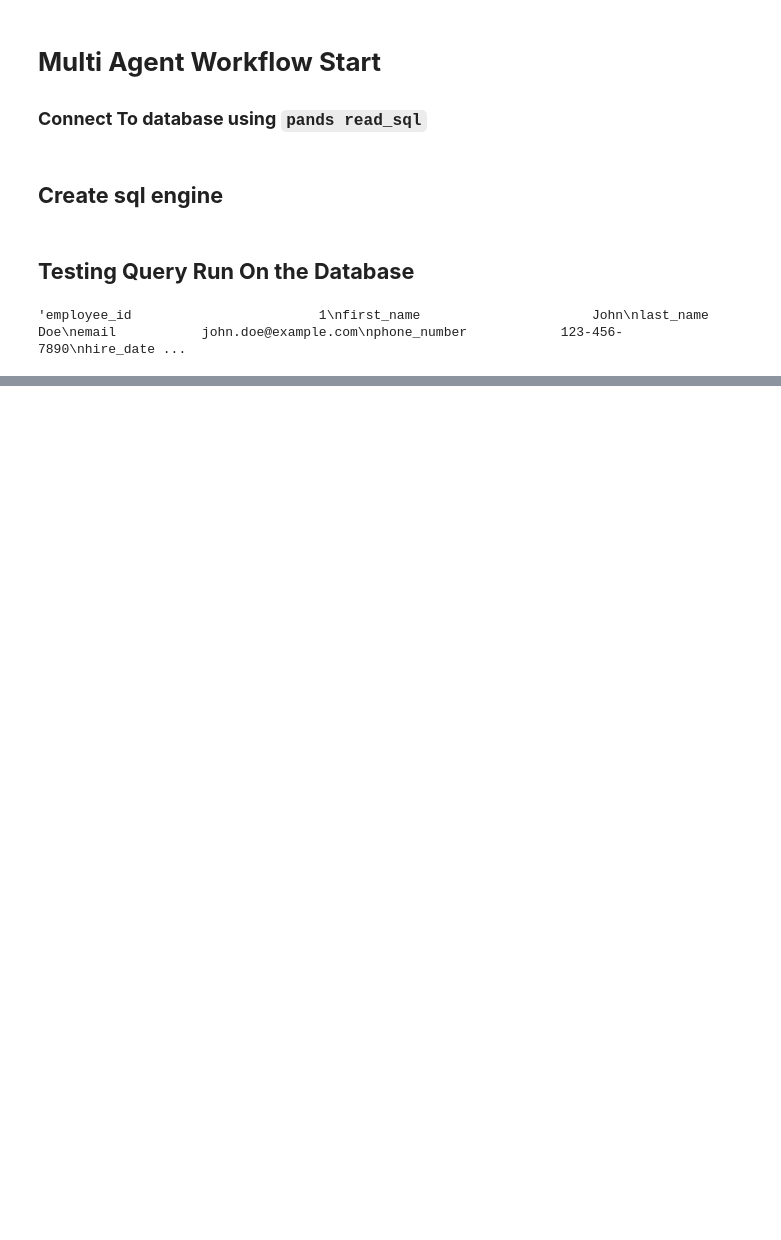
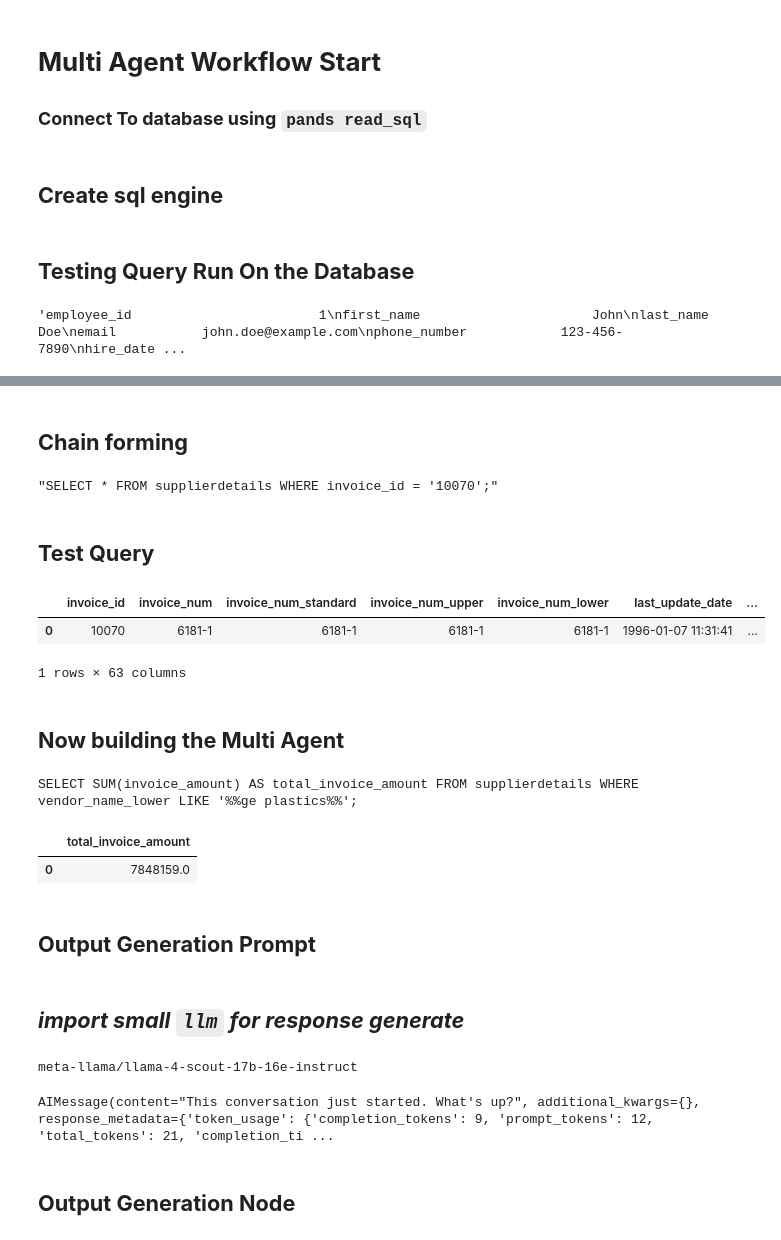
Before and after one commit to MDalamin5/Samsung-Phone-Query-and-Review-System, a Jupyter notebook: All-Togeter-Overall-Systems/own-gpt-real-db.ipynb, the cells around one changed output, grey strips where cells are left out. Cells and saved outputs as stored; diff of their text form; code cells hidden in the pictures; blank space fills up the shorter version.

```diff
--- a/All-Togeter-Overall-Systems/own-gpt-real-db.ipynb
+++ b/All-Togeter-Overall-Systems/own-gpt-real-db.ipynb
@@ -64,0 +164,13 @@ context_str
+# %%
+from pydantic import BaseModel, Field
+from typing import Annotated
+
+from pydantic import BaseModel, Field
+from typing import Annotated
+
+class SqlQuery(BaseModel):
+    """This class is responsible for writing SQL queries for airflow_etltest Database."""
+    sql_query: Annotated[str, Field(description="Based on the user question, convert into the SQL query.")]
+# %%
+from langchain_core.output_parsers import PydanticOutputParser
+sql_query_parser = PydanticOutputParser(pydantic_object=SqlQuery)
@@ -64,0 +268,12 @@ context_str
+# %% [markdown]
+## **Chain forming**
+# %%
+sql_query_writer_chain = sql_query_prompt | llm | sql_query_parser
+
+## Test query
+response = sql_query_writer_chain.invoke("What is the invoice amount for the invoice with ID 10070?")
+response.sql_query
+# %% [output]
+"SELECT * FROM supplierdetails WHERE invoice_id = '10070';"
+# %% [markdown]
+## **Test Query**
@@ -64,0 +282,8 @@ context_str
+# %%
+df
+# %% [output]
+|  | invoice_id | invoice_num | invoice_num_standard | invoice_num_upper | invoice_num_lower | last_update_date | ... |
+| 0 | 10070 | 6181-1 | 6181-1 | 6181-1 | 6181-1 | 1996-01-07 11:31:41 | ... |
+1 rows × 63 columns
+# %% [markdown]
+## **Now building the Multi Agent**
@@ -64,0 +337,18 @@ context_str
+# %%
+query = "SELECT SUM(invoice_amount) AS total_invoice_amount FROM supplierdetails WHERE vendor_name_lower LIKE '%ge plastics%';"
+
+
+if '%' in query:
+    query = query.replace('%', '%%')  # escape % for pandas.read_sql
+print(query)
+
+
+df = pd.read_sql(query, con=engine)
+
+df
+# %% [output]
+SELECT SUM(invoice_amount) AS total_invoice_amount FROM supplierdetails WHERE vendor_name_lower LIKE '%%ge plastics%%';
+|  | total_invoice_amount |
+| 0 | 7848159.0 |
+# %% [markdown]
+## **Output Generation Prompt**
@@ -64,0 +380,14 @@ context_str
+# %% [markdown]
+## ***import small `llm` for response generate***
+# %%
+load_dotenv()
+os.environ["GROQ_API_KEY"] = os.getenv("GROQ_API_KEY")
+print(os.getenv("LLAMA_MODEL"))
+sml_llm = ChatGroq(model=os.getenv("LLAMA_MODEL"))
+
+sml_llm.invoke("test line")
+# %% [output]
+meta-llama/llama-4-scout-17b-16e-instruct
+AIMessage(content="This conversation just started. What's up?", additional_kwargs={}, response_metadata={'token_usage': {'completion_tokens': 9, 'prompt_tokens': 12, 'total_tokens': 21, 'completion_ti ...
+# %% [markdown]
+## **Output Generation Node**
```
Also changed, not shown: parts of 25 cells of this notebook, 1 other file.
